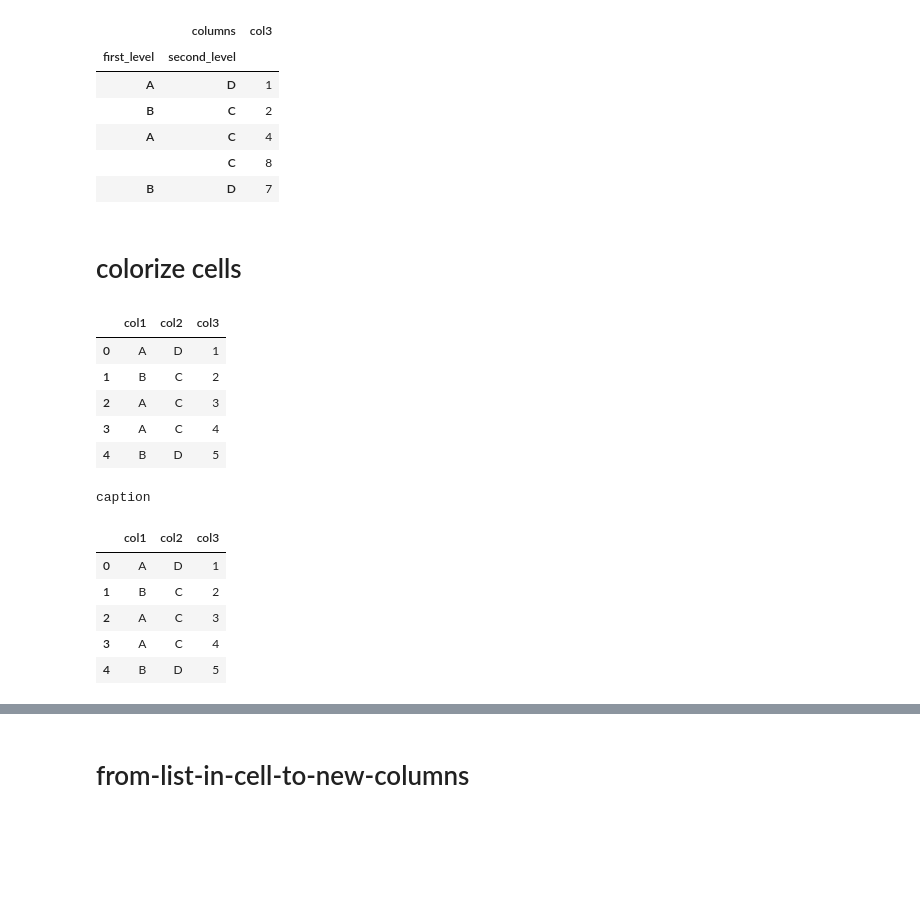
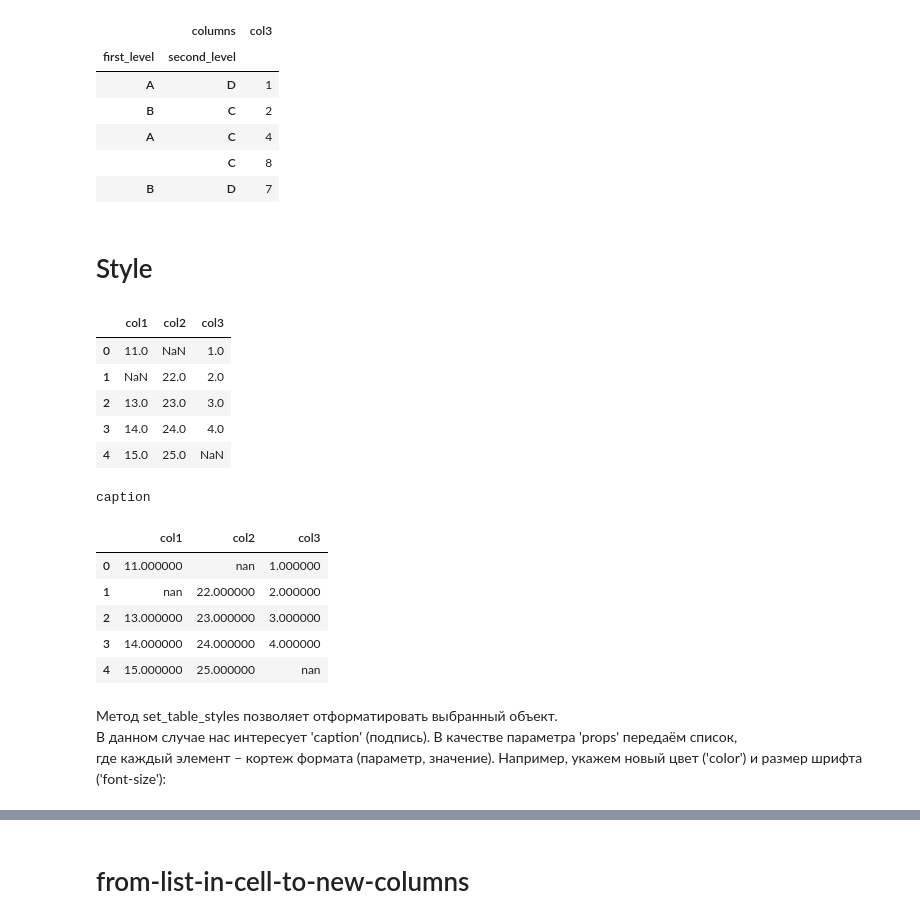
Before and after one commit to PAGriAnalytics/pagri_hard_skills, a Jupyter notebook: pandas.ipynb, the cells around one changed output, grey strips where cells are left out. Saved outputs shown, nothing was run; the diff lists cells and outputs as text; code cells hidden in the pictures; blank space fills up the shorter version.

```diff
--- a/pandas.ipynb
+++ b/pandas.ipynb
@@ -1389,24 +1482,28 @@ df.rename_axis(columns={'my_cols': 'columns'})
 |  | C | 8 |
 | B | D | 7 |
 # %% [markdown]
-# colorize cells <a class="anchor" id="colorize-cells"></a>
+# Style <a class="anchor" id="style"></a>
 # %%
-df = pd.DataFrame({'col1' : ['A', 'B', 'A', 'A', 'B'], 'col2' : ['D', 'C', 'C', 'C', 'D'], 'col3' : [1, 2, 3, 4, 5]})
+df = pd.DataFrame({'col1' : [11, None, 13, 14, 15], 'col2' : [None, 22, 23, 24, 25], 'col3' : [1, 2, 3, 4, None]})
 df
 # %% [output]
 |  | col1 | col2 | col3 |
-| 0 | A | D | 1 |
-| 1 | B | C | 2 |
-| 2 | A | C | 3 |
-| 3 | A | C | 4 |
-| 4 | B | D | 5 |
+| 0 | 11.0 | NaN | 1.0 |
+| 1 | NaN | 22.0 | 2.0 |
+| 2 | 13.0 | 23.0 | 3.0 |
+| 3 | 14.0 | 24.0 | 4.0 |
+| 4 | 15.0 | 25.0 | NaN |
 # %%
 df.style.set_caption('caption')
 # %% [output]
 caption
 |  | col1 | col2 | col3 |
-| 0 | A | D | 1 |
-| 1 | B | C | 2 |
-| 2 | A | C | 3 |
-| 3 | A | C | 4 |
-| 4 | B | D | 5 |
+| 0 | 11.000000 | nan | 1.000000 |
+| 1 | nan | 22.000000 | 2.000000 |
+| 2 | 13.000000 | 23.000000 | 3.000000 |
+| 3 | 14.000000 | 24.000000 | 4.000000 |
+| 4 | 15.000000 | 25.000000 | nan |
+# %% [markdown]
+Метод set_table_styles позволяет отформатировать выбранный объект.
+В данном случае нас интересует 'caption' (подпись). В качестве параметра 'props' передаём список,
+где каждый элемент – кортеж формата (параметр, значение). Например, укажем новый цвет ('color') и размер шрифта ('font-size'):
```
Also changed, not shown: parts of 66 cells of this notebook, 29 other files.
